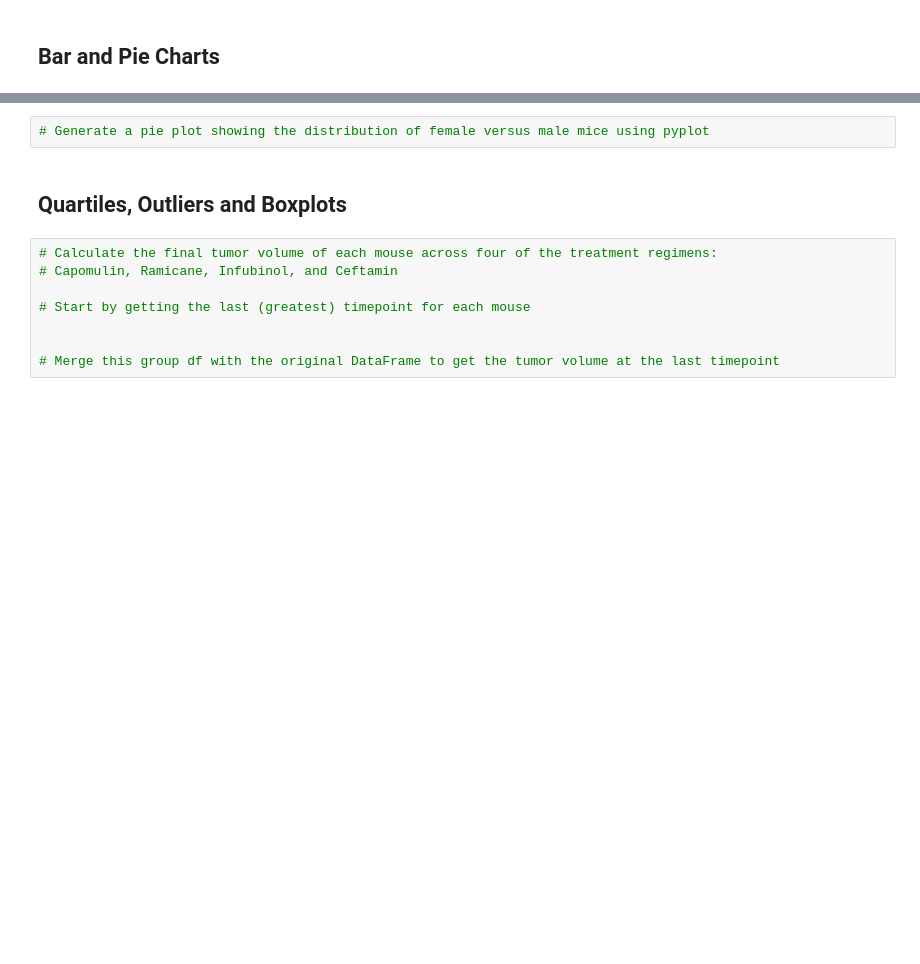
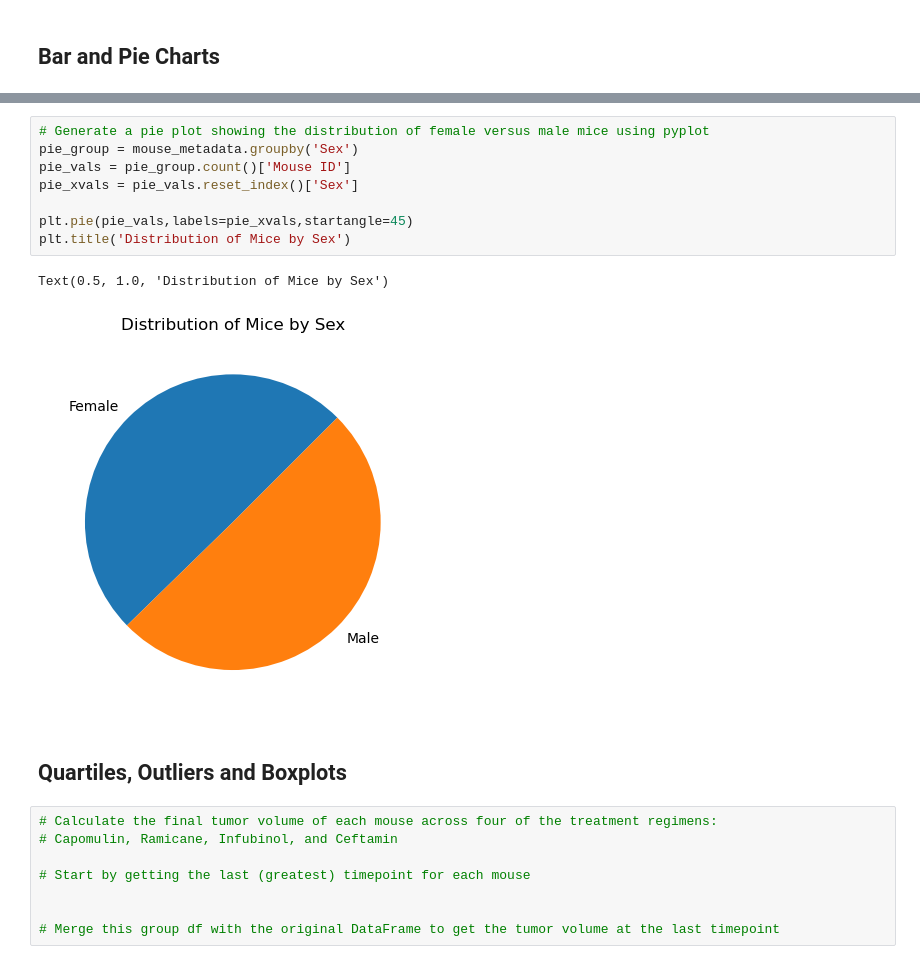
Before and after one commit to jonahkopp/visualization-challenge, a Jupyter notebook: pymaceuticals_starter.ipynb, the cells around one changed output, grey strips where cells are left out. Saved outputs shown, nothing was run; the diff lists cells and outputs as text; blank space fills up the shorter version.

```diff
--- a/pymaceuticals_starter.ipynb
+++ b/pymaceuticals_starter.ipynb
@@ -114,5 +170,14 @@ regimen_summary_2 = clean_data.groupby('Drug Regimen').agg({'Tumor Volume (mm3)'
 # %%
 # Generate a pie plot showing the distribution of female versus male mice using pyplot
+pie_group = mouse_metadata.groupby('Sex')
+pie_vals = pie_group.count()['Mouse ID']
+pie_xvals = pie_vals.reset_index()['Sex']
+
+plt.pie(pie_vals,labels=pie_xvals,startangle=45)
+plt.title('Distribution of Mice by Sex')
+# %% [output]
+Text(0.5, 1.0, 'Distribution of Mice by Sex')
+[figure, added]
 # %% [markdown]
 ## Quartiles, Outliers and Boxplots
 # %%
```
Also changed, not shown: parts of 5 cells of this notebook.
